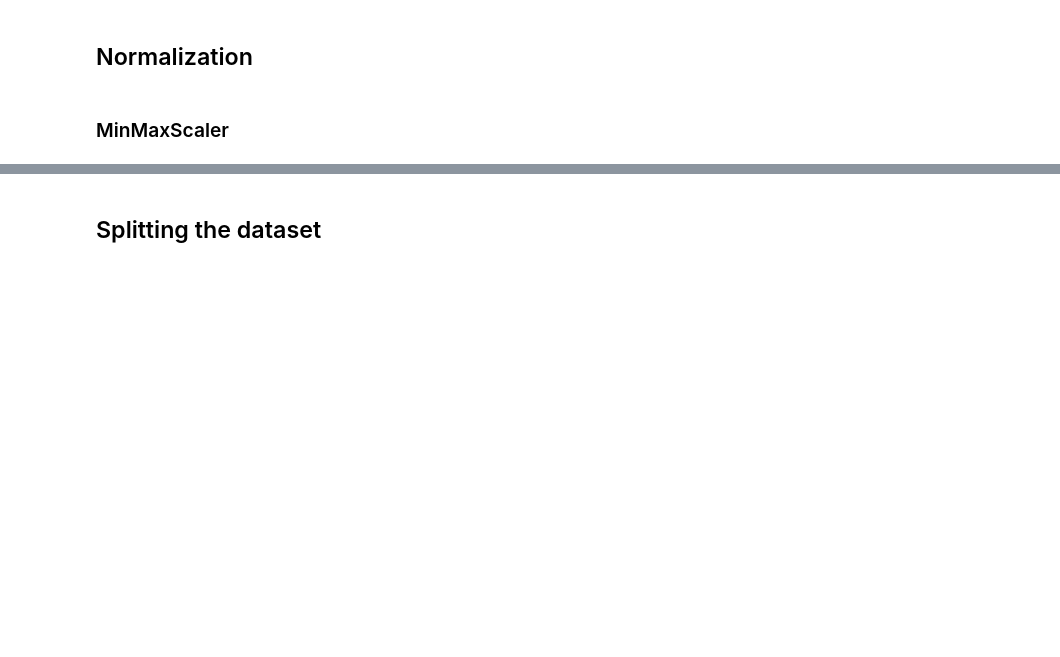
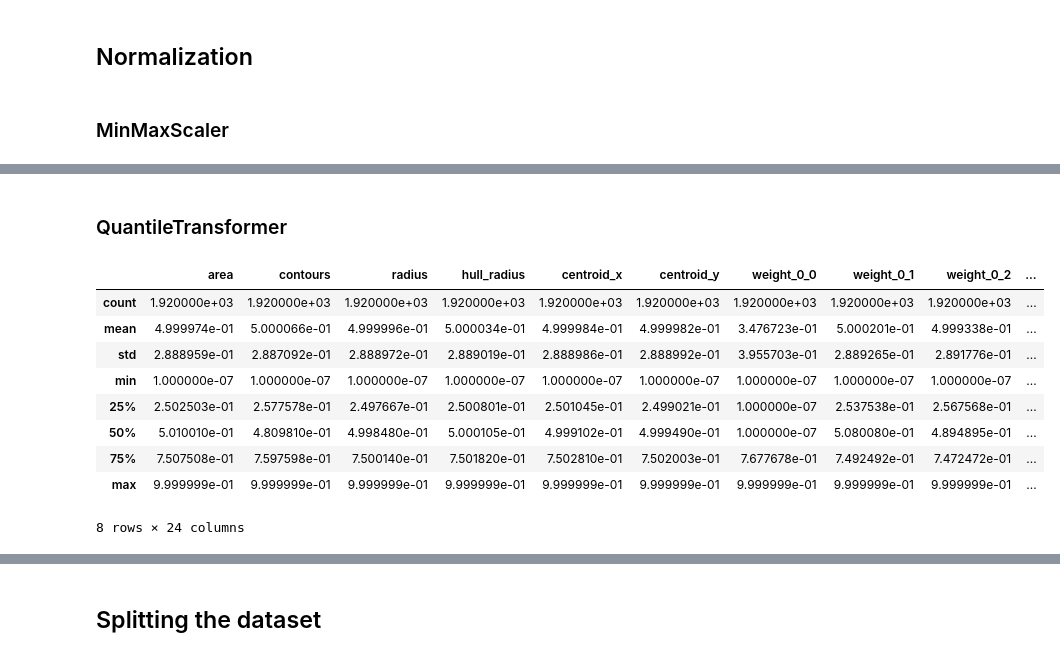
Before and after one commit to jsmienk/IML, a Jupyter notebook: notebooks/classification.ipynb, the cells around one changed output, grey strips where cells are left out. Cells and saved outputs as stored; diff of their text form; code cells hidden in the pictures; blank space fills up the shorter version.

```diff
--- a/notebooks/classification.ipynb
+++ b/notebooks/classification.ipynb
@@ -54,0 +93,19 @@ minmaxscaled[columns] = scale(MinMaxScaler())
+# %% [markdown]
+### QuantileTransformer
+# %%
+from sklearn.preprocessing import QuantileTransformer
+
+quantiletransformed = data_clean_manual.copy()
+quantiletransformed[columns] = scale(QuantileTransformer())
+quantiletransformed.describe()
+# %% [output]
+|  | area | contours | radius | hull_radius | centroid_x | centroid_y | weight_0_0 | weight_0_1 | weight_0_2 | ... |
+| count | 1.920000e+03 | 1.920000e+03 | 1.920000e+03 | 1.920000e+03 | 1.920000e+03 | 1.920000e+03 | 1.920000e+03 | 1.920000e+03 | 1.920000e+03 | ... |
+| mean | 4.999974e-01 | 5.000066e-01 | 4.999996e-01 | 5.000034e-01 | 4.999984e-01 | 4.999982e-01 | 3.476723e-01 | 5.000201e-01 | 4.999338e-01 | ... |
+| std | 2.888959e-01 | 2.887092e-01 | 2.888972e-01 | 2.889019e-01 | 2.888986e-01 | 2.888992e-01 | 3.955703e-01 | 2.889265e-01 | 2.891776e-01 | ... |
+| min | 1.000000e-07 | 1.000000e-07 | 1.000000e-07 | 1.000000e-07 | 1.000000e-07 | 1.000000e-07 | 1.000000e-07 | 1.000000e-07 | 1.000000e-07 | ... |
+| 25% | 2.502503e-01 | 2.577578e-01 | 2.497667e-01 | 2.500801e-01 | 2.501045e-01 | 2.499021e-01 | 1.000000e-07 | 2.537538e-01 | 2.567568e-01 | ... |
+| 50% | 5.010010e-01 | 4.809810e-01 | 4.998480e-01 | 5.000105e-01 | 4.999102e-01 | 4.999490e-01 | 1.000000e-07 | 5.080080e-01 | 4.894895e-01 | ... |
+| 75% | 7.507508e-01 | 7.597598e-01 | 7.500140e-01 | 7.501820e-01 | 7.502810e-01 | 7.502003e-01 | 7.677678e-01 | 7.492492e-01 | 7.472472e-01 | ... |
+| max | 9.999999e-01 | 9.999999e-01 | 9.999999e-01 | 9.999999e-01 | 9.999999e-01 | 9.999999e-01 | 9.999999e-01 | 9.999999e-01 | 9.999999e-01 | ... |
+8 rows × 24 columns
```
Also changed, not shown: parts of 14 cells of this notebook.
